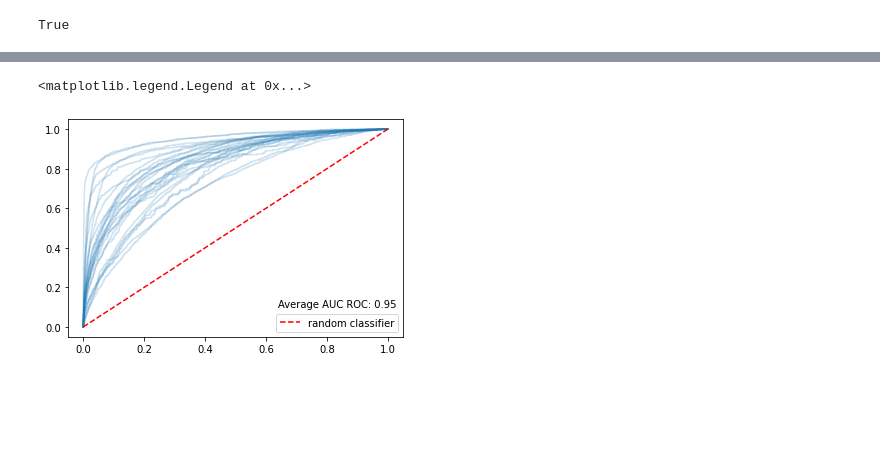
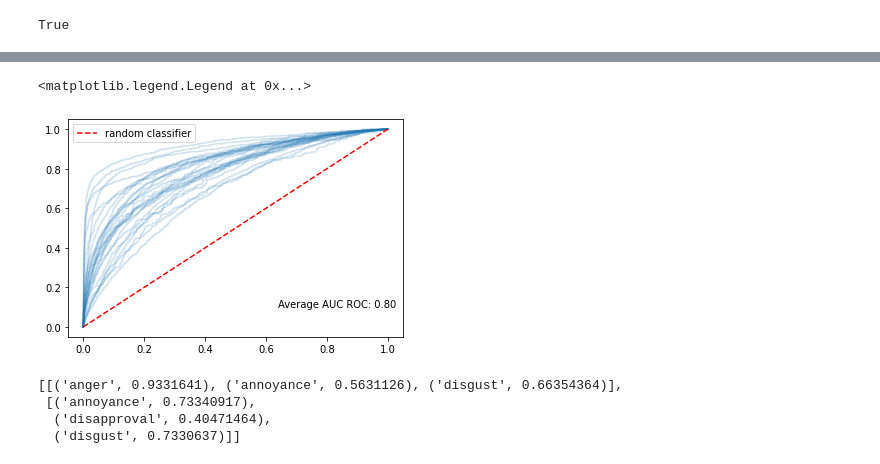
Before and after one commit to jsong336/emotion-bert, a Jupyter notebook: notebooks/main_bert_gru.ipynb, the cells around one changed output, grey strips where cells are left out. Drawn from its saved outputs; the diff is of its cells as text; code cells hidden in the pictures; blank space fills up the shorter version.

```diff
--- a/notebooks/main_bert_gru.ipynb
+++ b/notebooks/main_bert_gru.ipynb
@@ -51,0 +50,3 @@ args.fc_hiddens = (75, 75)
+# %%
+args = load_args(module, 'variant_gru_small', device=device)
+init_seed(args.seed)
@@ -415,0 +380,23 @@ compute_classification_metrics_per_class(y_true, proba, )
+# %%
+best_checkpoint = int(df.sort_values(by='val_metrics.macro_f1', ascending=False).iloc[0]['checkpoint_id'])
+print('checkpoint', best_checkpoint)
+model, meta = load_from_checkpoint(args.output_dir, args.model_name, best_checkpoint, model_cls=GoEmotionGRUClassifer)
+
+test_dataset = generate_bert_dataset(
+    os.path.join(
+        args.output_dir,
+        args.test_dataset_path),
+    tokenizer,
+    args.emotions,
+    args.sentence_max_len,
+)
+print('test length', len(test_dataset))
+
+proba = predict_proba(
+    model,
+    test_dataset,
+    batch_size = args.eval_batch_size,
+    device = args.device
+)
+y_true = test_dataset[:]['y_true'].numpy()
+roc_auc_score(y_true, proba, average='macro')
@@ -416,28 +452,28 @@ compute_classification_metrics_per_class(y_true, proba, )
 # %%
-from sklearn.metrics import roc_curve
-from sklearn.metrics import roc_auc_score
-import matplotlib.pyplot as plt
-
-
 for i, emt in enumerate(args.emotions):
     fpr, tpr, _ = roc_curve(y_true[:, i], proba[:, i])
     plt.plot(fpr, tpr, c='#1f77b4', alpha=0.2)
     # plt.title(emt)
     # plt.show()
 
 x = np.linspace(0, 1, 300)
 y = x
 plt.plot(x, y, 'r--', label='random classifier')
-plt.text(0.64, 0.1, 'Average AUC ROC: 0.95')
+plt.text(0.64, 0.1, 'Average AUC ROC: {:.2f}'.format(roc_auc_score(y_true, proba, average='macro')))
 plt.legend()
 # %% [output]
 <matplotlib.legend.Legend at 0x...>
-[figure, old version]
+[figure, new version]
 # %%
 proba_to_emotion(
     proba_on_examples([
-        'fuck cloud',
-        'yeet'
-    ], model), 6
+        'I hate this man',
+        'this is pretty dumb'
+    ], model),
     0.4,
     args.emotions)
+# %% [output]
+[[('anger', 0.9331641), ('annoyance', 0.5631126), ('disgust', 0.66354364)],
+ [('annoyance', 0.73340917),
+  ('disapproval', 0.40471464),
+  ('disgust', 0.7330637)]]
```
Also changed, not shown: parts of 27 cells of this notebook, 22 other files.
